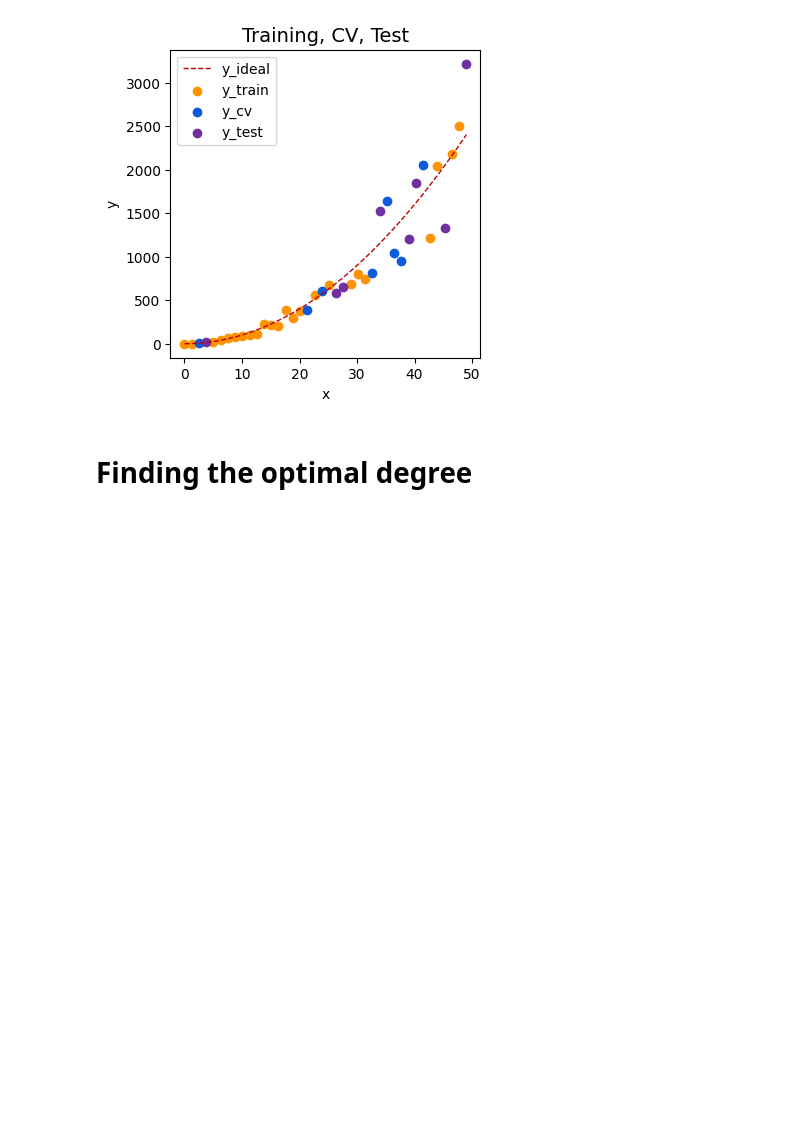
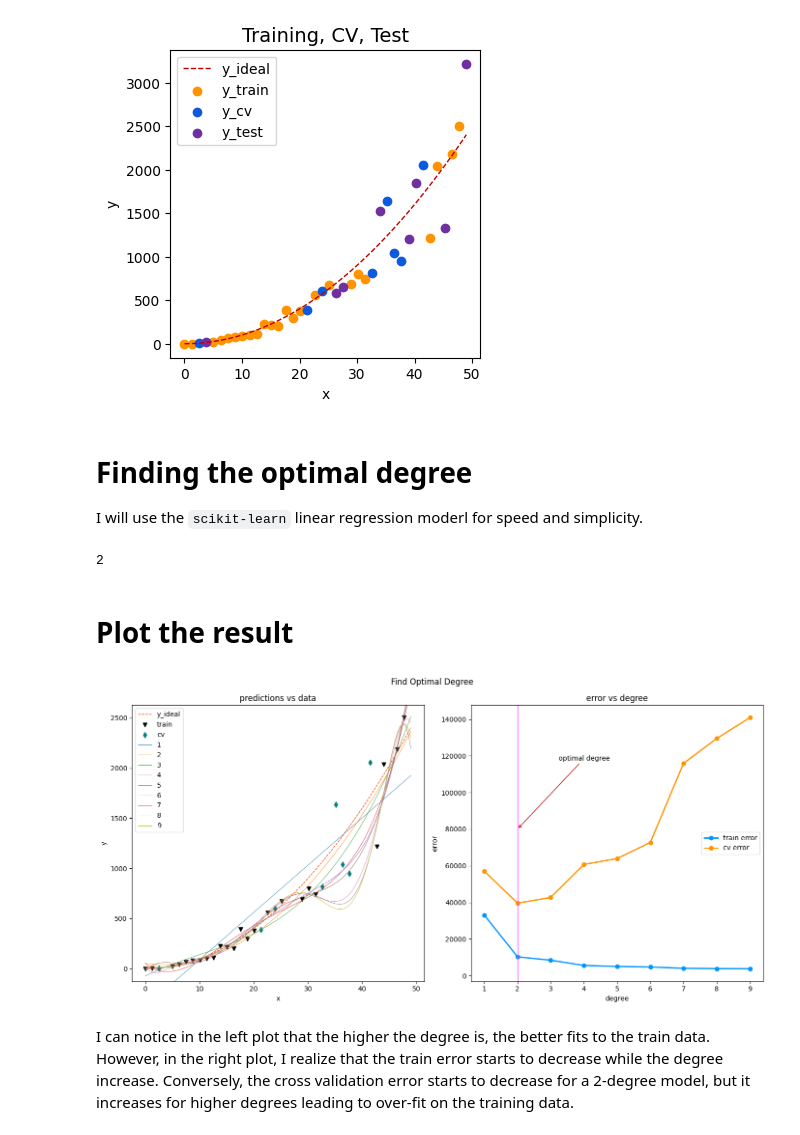
Before and after one commit to CarlosLizamaGarcia/DataScience, a Jupyter notebook: Course2/Advice_for_Applying_Machine_Learning.ipynb, the cells around one changed output. Saved outputs shown, nothing was run; the diff lists cells and outputs as text; code cells hidden in the pictures; blank space fills up the shorter version.

```diff
--- a/Course2/Advice_for_Applying_Machine_Learning.ipynb
+++ b/Course2/Advice_for_Applying_Machine_Learning.ipynb
@@ -218,3 +218,5 @@ plt.show()
 [figure]
 # %% [markdown]
 # Finding the optimal degree
+
+I will use the `scikit-learn` linear regression moderl for speed and simplicity.
@@ -220,0 +240,50 @@ plt.show()
+# %%
+print(optimal_degree)
+# %% [output]
+2
+# %% [markdown]
+# Plot the result
+# %%
+def plt_optimal_degree(X_train, y_train, X_cv, y_cv, x, y_pred, x_ideal, y_ideal, err_train, err_cv, optimal_degree, max_degree):
+    fig, ax = plt.subplots(1,2,figsize=(14,7))
+    fig.canvas.toolbar_visible = False
+    fig.canvas.header_visible = False
+    fig.canvas.footer_visible = False
+
+    ax[0].set_title("predictions vs data",fontsize = 12)
+    ax[0].set_xlabel("x")
+    ax[0].set_ylabel("y")
+
+    ax[0].plot(x_ideal, y_ideal, "--", color = "orangered", label="y_ideal", lw=1)
+    ax[0].scatter(X_train, y_train, color = "black", marker='v',          label="train")
+    ax[0].scatter(X_cv, y_cv,       color = "teal", marker='d', label="cv")
+    ax[0].set_xlim(ax[0].get_xlim())
+    ax[0].set_ylim(ax[0].get_ylim())
+    for i in range(0,max_degree):
+        ax[0].plot(x, y_pred[:,i],  lw=0.6, label=f"{i+1}")
+    ax[0].legend(loc='upper left')
+
+    ax[1].set_title("error vs degree",fontsize = 12)
+    cpts = list(range(1, max_degree+1))
+    ax[1].plot(cpts, err_train[0:], marker='o',label="train error", lw=2,  color = dlc["dlblue"])
+    ax[1].plot(cpts, err_cv[0:],    marker='o',label="cv error",  lw=2, color = dlc["dlorange"])
+    ax[1].set_ylim(*ax[1].get_ylim())
+    ax[1].axvline(optimal_degree, lw=1, color = dlc["dlmagenta"])
+    ax[1].annotate("optimal degree", xy=(optimal_degree,80000),xycoords='data',
+                xytext=(0.3, 0.8), textcoords='axes fraction', fontsize=10,
+                   arrowprops=dict(arrowstyle="->", connectionstyle="arc3",
+                                   color=dlc['dldarkred'], lw=1))
+    ax[1].set_xlabel("degree")
+    ax[1].set_ylabel("error")
+    ax[1].legend()
+    fig.suptitle("Find Optimal Degree",fontsize = 12)
+    plt.tight_layout()
+
+    plt.show()
+# %%
+plt.close("all")
+plt_optimal_degree(X_train, y_train, X_cv, y_cv, x, y_pred, x_ideal, y_ideal, err_train, err_cv, optimal_degree, max_degree)
+# %% [output]
+[figure, added]
+# %% [markdown]
+I can notice in the left plot that the higher the degree is, the better fits to the train data. However, in the right plot, I realize that the train error starts to decrease while the degree increase. Conversely, the cross validation error starts to decrease for a 2-degree model, but it increases for higher degrees leading to over-fit on the training data.
```
Also changed, not shown: parts of 8 cells of this notebook.
